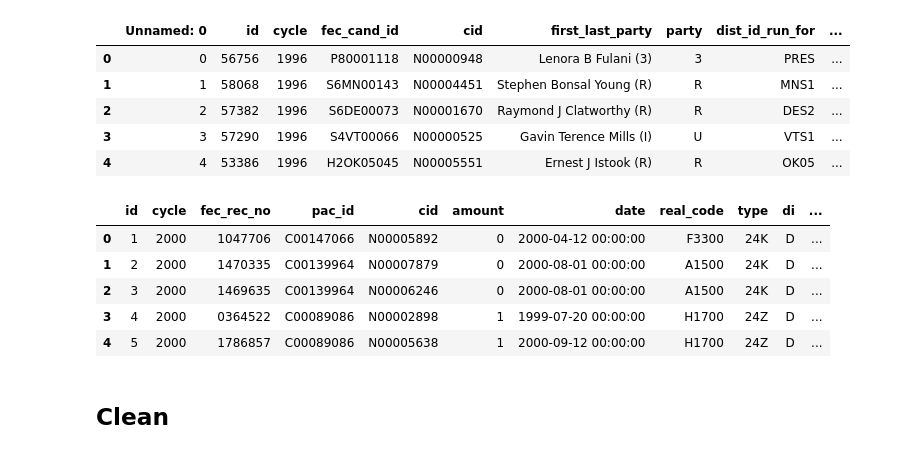
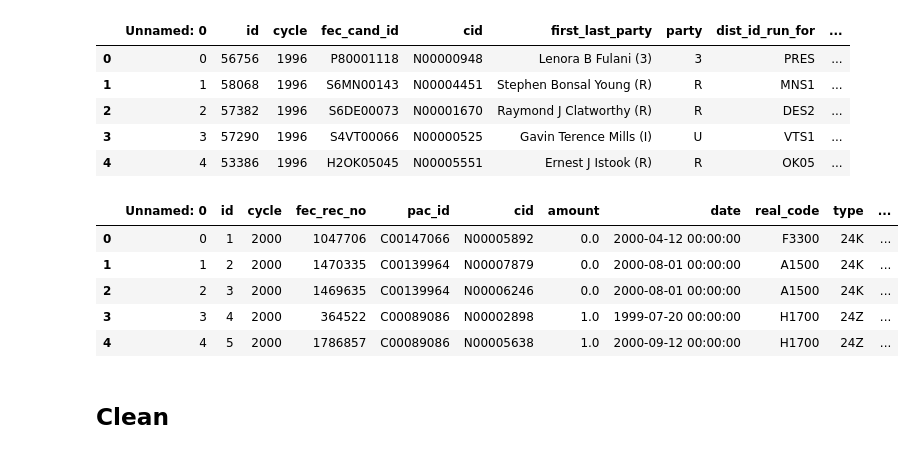
Before and after one commit to armyofkittens/Analyze-This-Campaign-Finance-Analysis, a Jupyter notebook: ML_modeling_v1.ipynb, the cells around one changed output. Drawn from its saved outputs; the diff is of its cells as text; code cells hidden in the pictures.

```diff
--- a/ML_modeling_v1.ipynb
+++ b/ML_modeling_v1.ipynb
@@ -18,15 +19,20 @@ df_cand.head()
 | 4 | 4 | 53386 | 1996 | H2OK05045 | N00005551 | Ernest J Istook (R) | R | OK05 | ... |
 # %%
 # Read in pac data
-df2 = pd.read_csv("pacs.csv", on_bad_lines='skip')
+# df2 = pd.read_csv("pacs.csv", on_bad_lines='skip')
+# df_pac = df2.copy()
+# df_pac.head()
+
+# Cleaned
+df2 = pd.read_csv('pacs_clean.csv')
 df_pac = df2.copy()
 df_pac.head()
 # %% [output]
-|  | id | cycle | fec_rec_no | pac_id | cid | amount | date | real_code | type | di | ... |
-| 0 | 1 | 2000 | 1047706 | C00147066 | N00005892 | 0 | 2000-04-12 00:00:00 | F3300 | 24K | D | ... |
-| 1 | 2 | 2000 | 1470335 | C00139964 | N00007879 | 0 | 2000-08-01 00:00:00 | A1500 | 24K | D | ... |
-| 2 | 3 | 2000 | 1469635 | C00139964 | N00006246 | 0 | 2000-08-01 00:00:00 | A1500 | 24K | D | ... |
-| 3 | 4 | 2000 | 0364522 | C00089086 | N00002898 | 1 | 1999-07-20 00:00:00 | H1700 | 24Z | D | ... |
-| 4 | 5 | 2000 | 1786857 | C00089086 | N00005638 | 1 | 2000-09-12 00:00:00 | H1700 | 24Z | D | ... |
+|  | Unnamed: 0 | id | cycle | fec_rec_no | pac_id | cid | amount | date | real_code | type | ... |
+| 0 | 0 | 1 | 2000 | 1047706 | C00147066 | N00005892 | 0.0 | 2000-04-12 00:00:00 | F3300 | 24K | ... |
+| 1 | 1 | 2 | 2000 | 1470335 | C00139964 | N00007879 | 0.0 | 2000-08-01 00:00:00 | A1500 | 24K | ... |
+| 2 | 2 | 3 | 2000 | 1469635 | C00139964 | N00006246 | 0.0 | 2000-08-01 00:00:00 | A1500 | 24K | ... |
+| 3 | 3 | 4 | 2000 | 364522 | C00089086 | N00002898 | 1.0 | 1999-07-20 00:00:00 | H1700 | 24Z | ... |
+| 4 | 4 | 5 | 2000 | 1786857 | C00089086 | N00005638 | 1.0 | 2000-09-12 00:00:00 | H1700 | 24Z | ... |
 # %% [markdown]
 ## Clean
```
Also changed, not shown: parts of 19 cells of this notebook.
